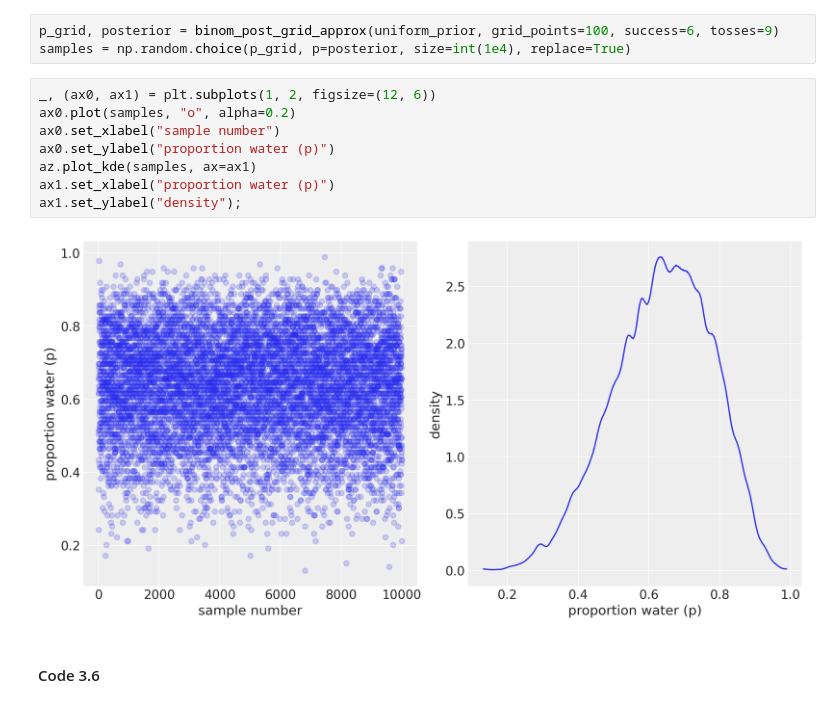
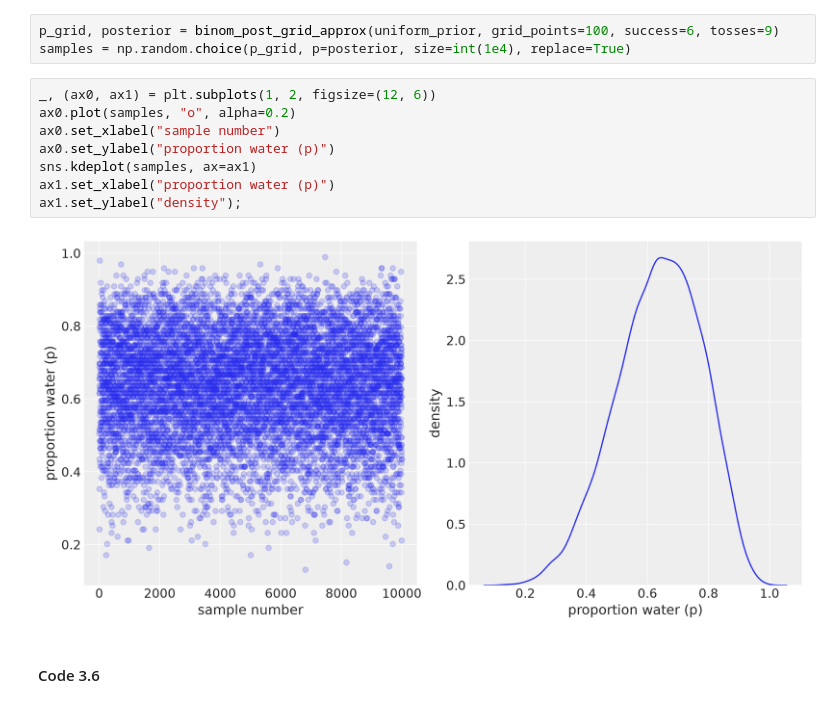
Before and after one commit to faelitu/pymc-resources, a Jupyter notebook: Rethinking_2/Chp_03.ipynb, the cells around one changed output. Cells and saved outputs as stored; diff of their text form.

```diff
--- a/Rethinking_2/Chp_03.ipynb
+++ b/Rethinking_2/Chp_03.ipynb
@@ -108,13 +109,13 @@ samples = np.random.choice(p_grid, p=posterior, size=int(1e4), replace=True)
 # %%
 _, (ax0, ax1) = plt.subplots(1, 2, figsize=(12, 6))
 ax0.plot(samples, "o", alpha=0.2)
 ax0.set_xlabel("sample number")
 ax0.set_ylabel("proportion water (p)")
-az.plot_kde(samples, ax=ax1)
+sns.kdeplot(samples, ax=ax1)
 ax1.set_xlabel("proportion water (p)")
 ax1.set_ylabel("density");
 # %% [output]
-[figure, old version]
+[figure, new version]
 # %% [markdown]
 #### Code 3.6
 # %%
```
Also changed, not shown: parts of 12 cells of this notebook.
